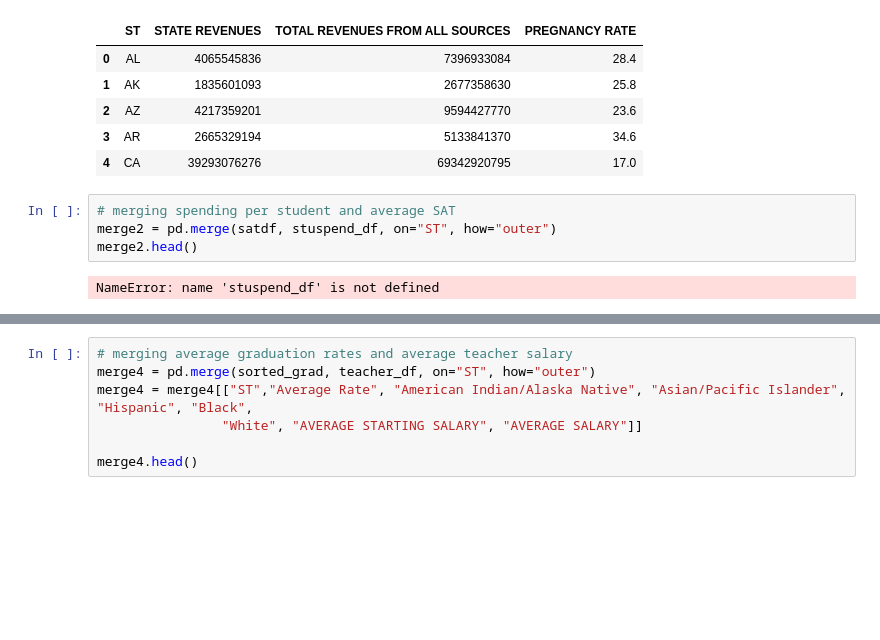
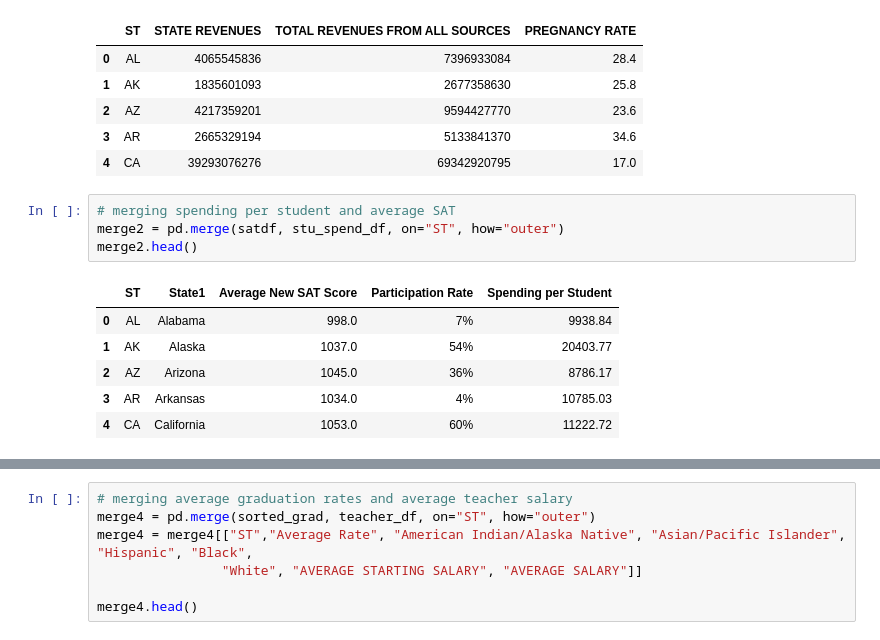
Before and after one commit to jelizalo/project-one, a Jupyter notebook: ProjectMaster.ipynb, the cells around one changed output, grey strips where cells are left out. Saved outputs shown, nothing was run; the diff lists cells and outputs as text; blank space fills up the shorter version.

```diff
--- a/ProjectMaster.ipynb
+++ b/ProjectMaster.ipynb
@@ -408,10 +414,15 @@ final_merge.head()
 | 4 | CA | 39293076276 | 69342920795 | 17.0 |
 # %%
 # merging spending per student and average SAT
-merge2 = pd.merge(satdf, stuspend_df, on="ST", how="outer")
+merge2 = pd.merge(satdf, stu_spend_df, on="ST", how="outer")
 merge2.head()
 # %% [output]
-NameError: name 'stuspend_df' is not defined
+|  | ST | State1 | Average New SAT Score | Participation Rate | Spending per Student |
+| 0 | AL | Alabama | 998.0 | 7% | 9938.84 |
+| 1 | AK | Alaska | 1037.0 | 54% | 20403.77 |
+| 2 | AZ | Arizona | 1045.0 | 36% | 8786.17 |
+| 3 | AR | Arkansas | 1034.0 | 4% | 10785.03 |
+| 4 | CA | California | 1053.0 | 60% | 11222.72 |
 # %%
 merge2 = merge2[["ST","Average New SAT Score", "Spending per Student"]]
 merge2.head()
```
Also changed, not shown: parts of 18 cells of this notebook.
